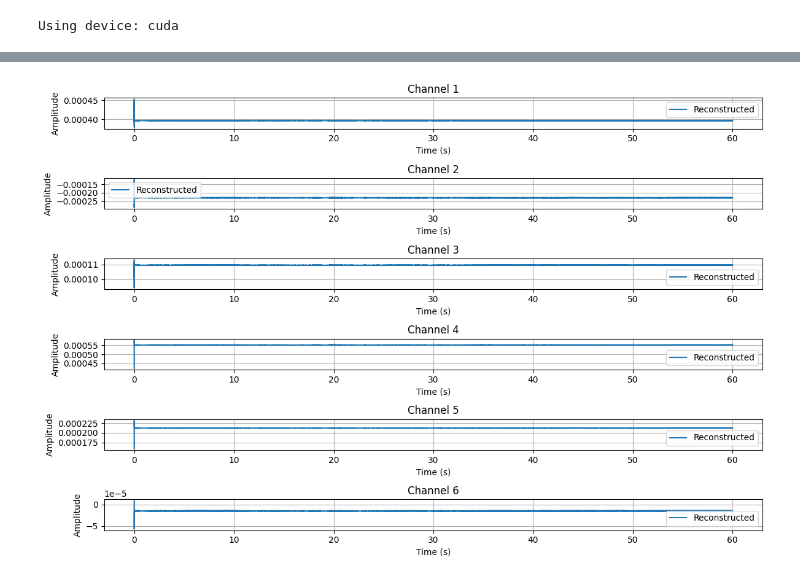
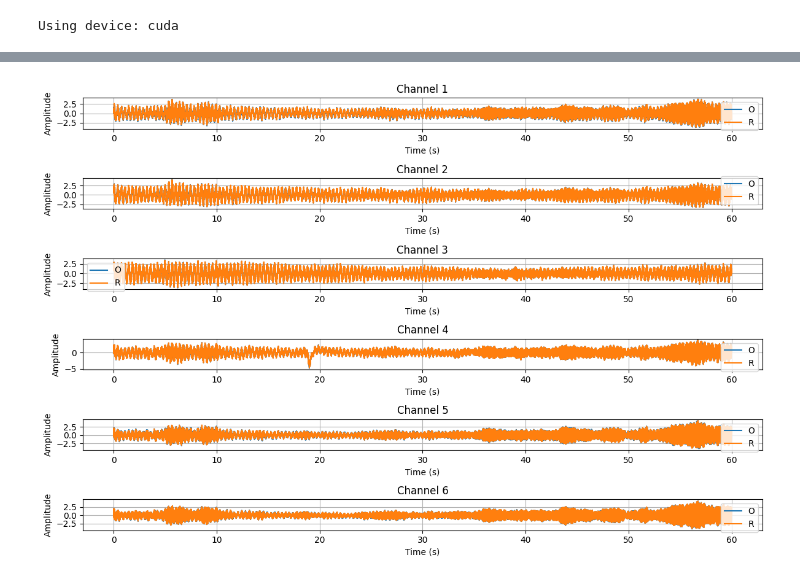
Before and after one commit to zihanzhang1998/LSTM-Modell-for-SHM, a Jupyter notebook: Lstm shm Modell.ipynb, the cells around one changed output, grey strips where cells are left out. Saved outputs shown, nothing was run; the diff lists cells and outputs as text; code cells hidden in the pictures.

```diff
--- a/Lstm shm Modell.ipynb
+++ b/Lstm shm Modell.ipynb
@@ -45,7 +48,7 @@ class SingleFileDataset(Dataset):
         return self.X[idx]
 
 dataset = SingleFileDataset(X)
-loader = DataLoader(dataset, batch_size=64, shuffle=True)
+loader = DataLoader(dataset, batch_size=1024, shuffle=True)
 # %%
 import torch.nn as nn
 
@@ -53,26 +56,28 @@ class Encoder(nn.Module): #编码器
     def __init__(self, input_size=6, hidden_size=64, num_layers=1):
         super().__init__()
         self.lstm1 = nn.LSTM(input_size=6, hidden_size=64, batch_first=True)
-        self.lstm2 = nn.LSTM(input_size=64, hidden_size=32, batch_first=True)
-        self.lstm3 = nn.LSTM(input_size=32, hidden_size=5, batch_first=True)
-
+        self.lstm2 = nn.LSTM(input_size=64, hidden_size=64, batch_first=True)
+        self.lstm3 = nn.LSTM(input_size=64, hidden_size=64, batch_first=True)
+        self.linear1 = nn.Linear(64, 16)
     def forward(self, x):
         x, _ = self.lstm1(x)
         x, _ = self.lstm2(x)
         x, _ = self.lstm3(x)
+        x = self.linear1(x)
         return x
 # %%
 class Decoder(nn.Module):
     def __init__(self): #解码器
         super().__init__()
-        self.lstm1 = nn.LSTM(input_size=5, hidden_size=32, batch_first=True)
-        self.lstm2 = nn.LSTM(input_size=32, hidden_size=64, batch_first=True)
-        self.lstm3 = nn.LSTM(input_size=64, hidden_size=6, batch_first=True)
-
+        self.lstm1 = nn.LSTM(input_size=16, hidden_size=64, batch_first=True)
+        self.lstm2 = nn.LSTM(input_size=64, hidden_size=64, batch_first=True)
+        self.lstm3 = nn.LSTM(input_size=64, hidden_size=64, batch_first=True)
+        self.linear1 = nn.Linear(64, 6)
     def forward(self, x):
         x, _ = self.lstm1(x)
         x, _ = self.lstm2(x)
         x, _ = self.lstm3(x)
+        x = self.linear1(x)
 
         return x
 # %%
@@ -97,12 +102,12 @@ import matplotlib.pyplot as plt #训练
 
 model = LSTMAutoEncoder()
 model.to(device)
-optimizer = torch.optim.Adam(model.parameters(), lr=0.001)
+optimizer = torch.optim.Adam(model.parameters(), lr=0.005)
 criterion = nn.MSELoss()
 
 train_losses = []
 
-for epoch in range(5):
+for epoch in range(50):
     model.train()
     epoch_loss = 0
 
@@ -113,10 +118,11 @@ for epoch in range(5):
         loss = criterion(output, X_batch)
         loss.backward()
         optimizer.step()
+        train_losses.append(loss.item())
+        #epoch_loss += loss.item()
 
-        epoch_loss += loss.item()
-
-    avg_loss = epoch_loss / len(loader)
-    train_losses.append(avg_loss)
-    print(f"Epoch {epoch+1}, Loss: {avg_loss:.6f}")
+    train_loss = np.mean(train_losses)
+    #avg_loss = epoch_loss / len(loader)
+    #train_losses.append(avg_loss)
+    print(f"Epoch {epoch+1}, Loss: {train_loss:.6f}")
 # %% [output]
@@ -143,34 +156,34 @@ plt.show()
 # %%
 full_input = torch.tensor(selected_data, dtype=torch.float32).unsqueeze(0).to(device)
 model.eval()
 sample = dataset[0].unsqueeze(0).to(device)
 with torch.no_grad():
     reconstructed = model(full_input).cpu().squeeze(0).numpy()
-
+    #reconstructed = model(sample).cpu().squeeze(0).numpy()
 original = selected_data
-
+#original = selected_data[:sample.shape[1], :]
 
 fs = 1651.61
 time = np.arange(original.shape[0]) / fs
-
+#time = np.arange(sample.shape[1])
 
 import matplotlib.pyplot as plt
 
 plt.figure(figsize=(12, 8))
 for i in range(original.shape[1]):
     plt.subplot(original.shape[1], 1, i + 1)
-    #plt.plot(time, original[:, i], label='Original')
-    plt.plot(time, reconstructed[:, i], label='Reconstructed')
+    plt.plot(time, original[:, i], label='O')
+    plt.plot(time, reconstructed[:, i], label='R')
     plt.title(f'Channel {i+1}')
     plt.xlabel("Time (s)")
     plt.ylabel("Amplitude")
     plt.legend()
     plt.grid(True)
 
 plt.tight_layout()
 plt.show()
 # %% [output]
-[figure, old version]
+[figure, new version]
 # %%
 print(reconstructed)
 print(original)
```
Also changed, not shown: parts of 4 cells of this notebook.
